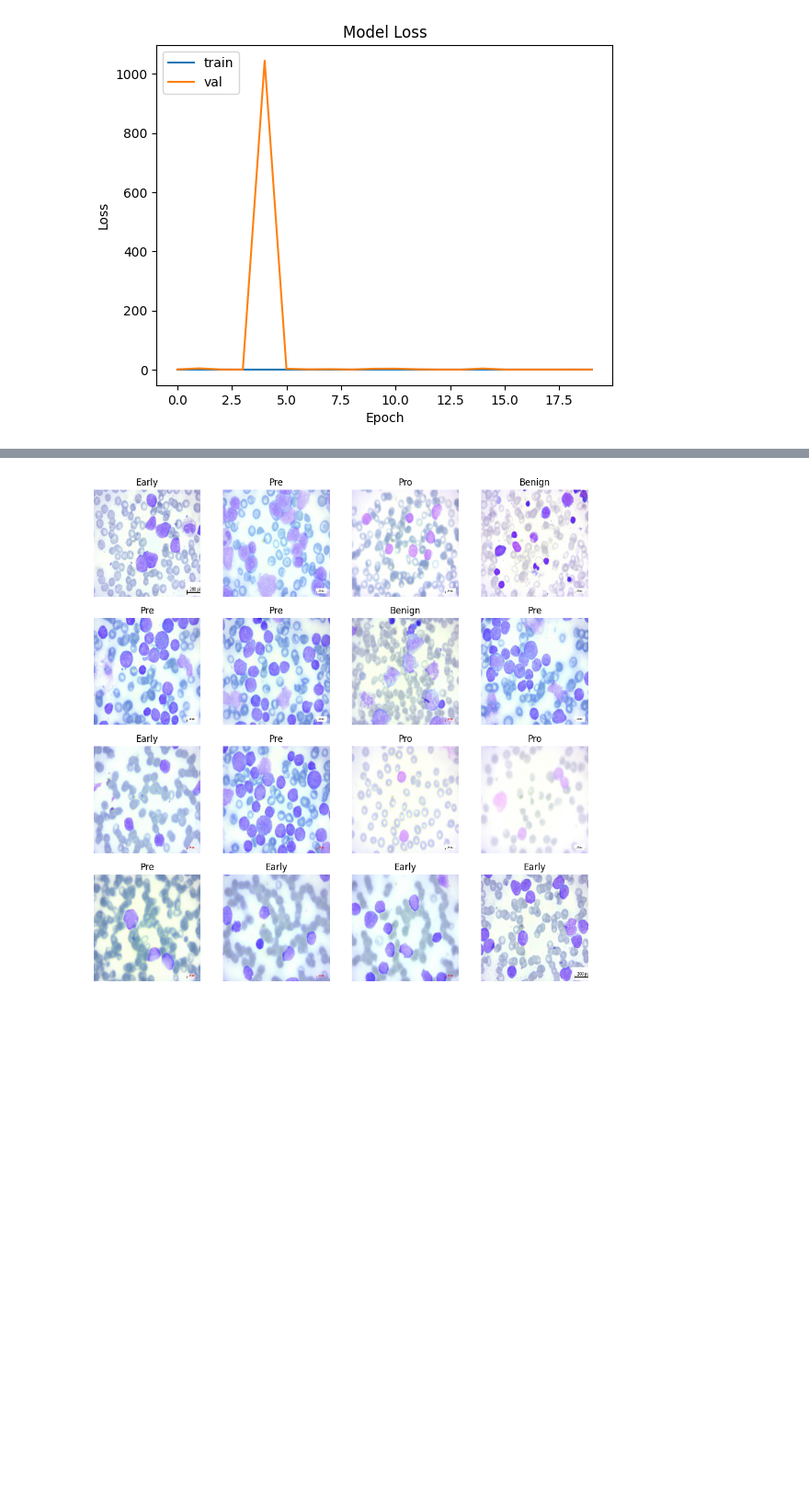
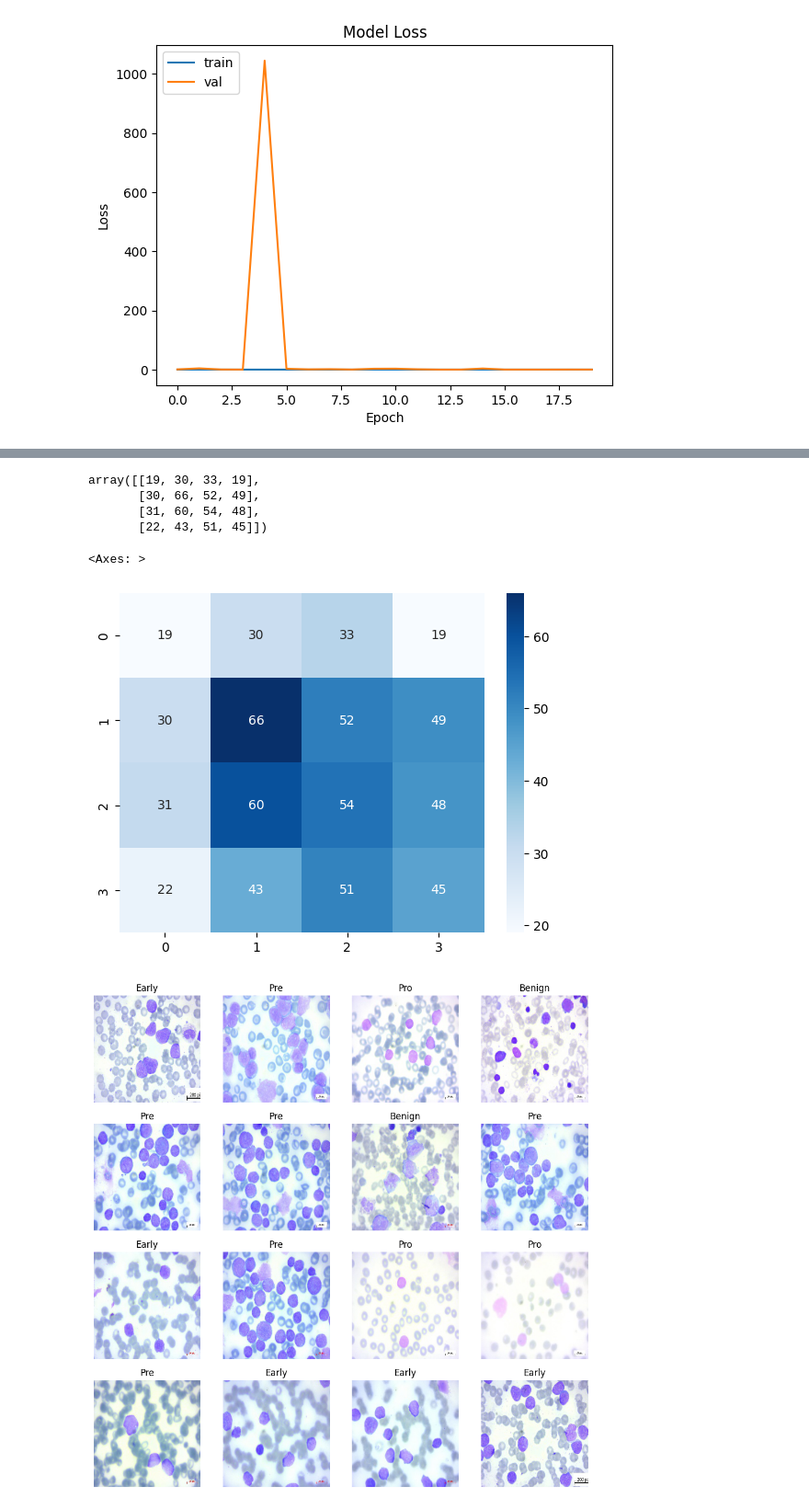
Before and after one commit to Fnriquel/281-Project, a Jupyter notebook: Efficiennet_Colabversion.ipynb, the cells around one changed output, grey strips where cells are left out. Shown at 92% size. Drawn from its saved outputs; the diff is of its cells as text; code cells hidden in the pictures; blank space fills up the shorter version.

```diff
--- a/Efficiennet_Colabversion.ipynb
+++ b/Efficiennet_Colabversion.ipynb
@@ -196,6 +196,10 @@ test_data = datagen.flow_from_directory(
     class_mode='categorical',
     )
 test_loss, test_acc = model.evaluate(test_data, verbose=2)
+y_predict=model.predict(test_data)
+y_predict_classes = np.argmax(y_predict, axis=1)
+y_true=test_data.classes
+conf_mat = confusion_matrix(y_true, y_predict_classes)
 print('Test accuracy:', test_acc)
 # %% [output]
 Found 652 images belonging to 4 classes.
@@ -203,4 +208,22 @@ Found 652 images belonging to 4 classes.
 Test accuracy: 0.9907975196838379
+# %%
+conf_mat
+# %% [output]
+array([[19, 30, 33, 19],
+       [30, 66, 52, 49],
+       [31, 60, 54, 48],
+       [22, 43, 51, 45]])
+# %%
+import seaborn as sns
+from sklearn.metrics import confusion_matrix
+
+
+
+# plot the confusion matrix as a heatmap
+sns.heatmap(conf_mat, annot=True, cmap="Blues", fmt="d")
+# %% [output]
+<Axes: >
+[figure, added]
 # %%
 dls.show_batch(max_n=16)
 # %% [output]
```
Also changed, not shown: parts of 1 cell of this notebook.
